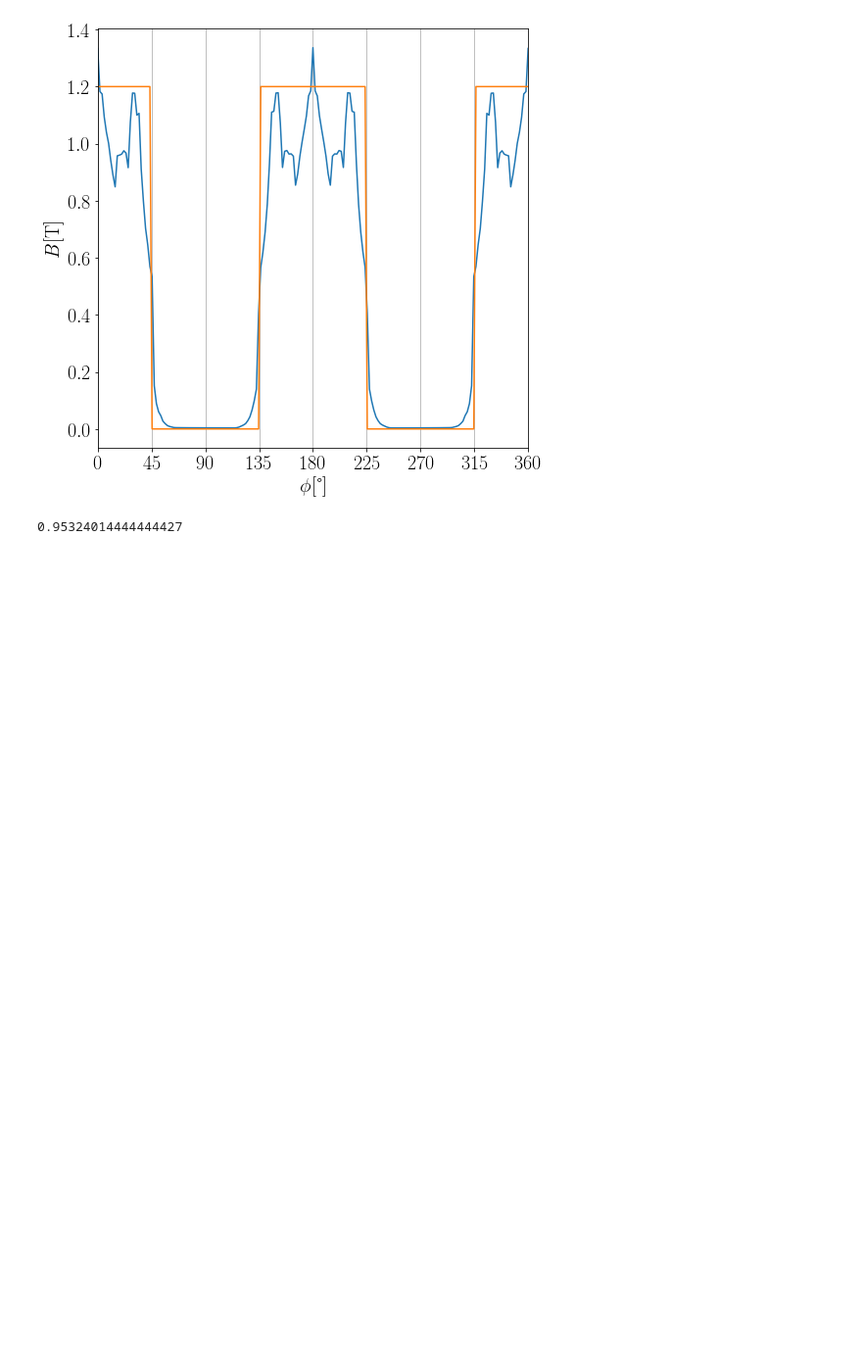
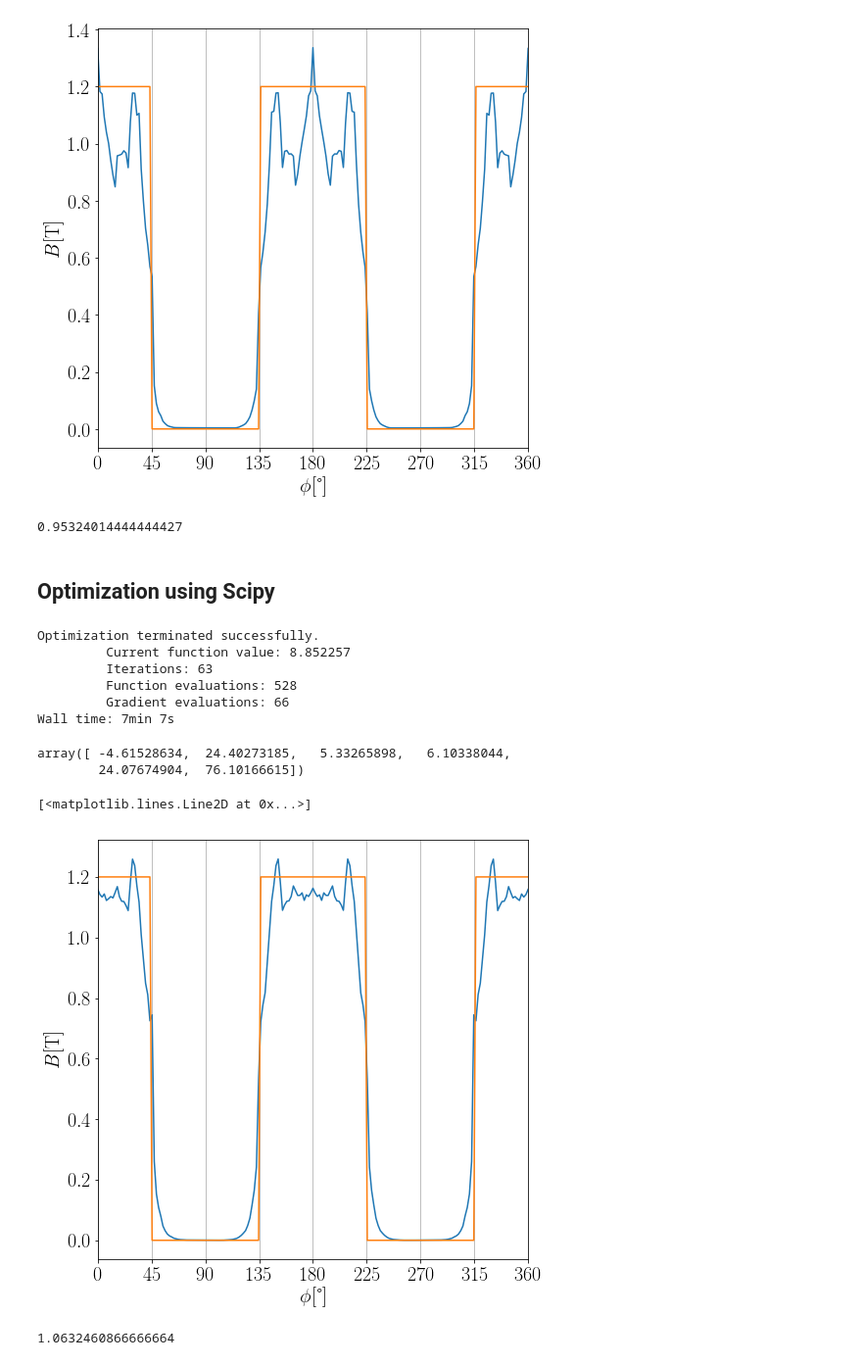
Before and after one commit to GabrielNandi/Gabriel-Garcia-Nandi, a Jupyter notebook: TeslaMax Optimization.ipynb, the cells around one changed output. Shown at 98% size. Cells and saved outputs as stored; diff of their text form; code cells hidden in the pictures; blank space fills up the shorter version.

Commit message:
Successfully tested Scipy optimization procedure for the TeslaMax classes

```diff
--- a/TeslaMax Optimization.ipynb
+++ b/TeslaMax Optimization.ipynb
@@ -355,3 +355,5 @@ profile_axes.plot(phi_vector,B_inst_vector)
 teslamax.calculate_average_high_field(tmm_optimized.get_profile_data())
 # %% [output]
 0.95324014444444427
+# %% [markdown]
+## Optimization using Scipy
@@ -357,0 +390,56 @@ teslamax.calculate_average_high_field(tmm_optimized.get_profile_data())
+# %%
+%%time
+## all this methods from the TeslaMaxPreDesign class accept as only arguments the design vector (with remanence angles)
+
+objective_function = tmpd.calculate_functional
+
+jac = tmpd.calculate_functional_gradient
+
+hess = tmpd.calculate_functional_hessian
+
+# bounds = [(0.0, 360.0) for i in range(0,len(n))]
+
+res = minimize(objective_function, alpha_B_rem_0, options={'disp': True})
+# %% [output]
+Optimization terminated successfully.
+         Current function value: 8.852257
+         Iterations: 63
+         Function evaluations: 528
+         Gradient evaluations: 66
+Wall time: 7min 7s
+# %%
+res.x
+# %% [output]
+array([ -4.61528634,  24.40273185,   5.33265898,   6.10338044,
+        24.07674904,  76.10166615])
+# %%
+%matplotlib inline
+plt.rc('font',size=FONTSIZE)
+
+profile_fig = plt.figure(figsize=(FIGSIZE_INCHES,FIGSIZE_INCHES))
+profile_axes = profile_fig.add_subplot(111)
+
+
+teslamax_playground = 'C:\\Users\\fabiofortkamp\\code\\TeslaMax\\teslamax-play'
+
+tmm_optimized = TeslaMaxModel(tmpd,res.x,
+                   path=teslamax_playground)
+tmm_optimized.run()
+phi_vector, B_vector = tmm_optimized.get_profile_data().T
+
+profile_axes.plot(phi_vector,B_vector)
+profile_axes.set_xlim(0,np.max(phi_vector))
+profile_axes.set_xticks(np.linspace(0,np.max(phi_vector),9))
+profile_axes.xaxis.grid(True)
+profile_axes.set_xlabel(r'$\phi [\si{\degree}]$')
+profile_axes.set_ylabel(r'$B [\si{\tesla}]$')
+
+B_inst_vector = teslamax.calculate_instantaneous_profile(phi_vector,teslamax.TARGET_PROFILE)
+profile_axes.plot(phi_vector,B_inst_vector)
+# %% [output]
+[<matplotlib.lines.Line2D at 0x...>]
+[figure, added]
+# %%
+teslamax.calculate_average_high_field(tmm_optimized.get_profile_data())
+# %% [output]
+1.0632460866666664
```
Also changed, not shown: parts of 2 cells of this notebook, 2 other files.
